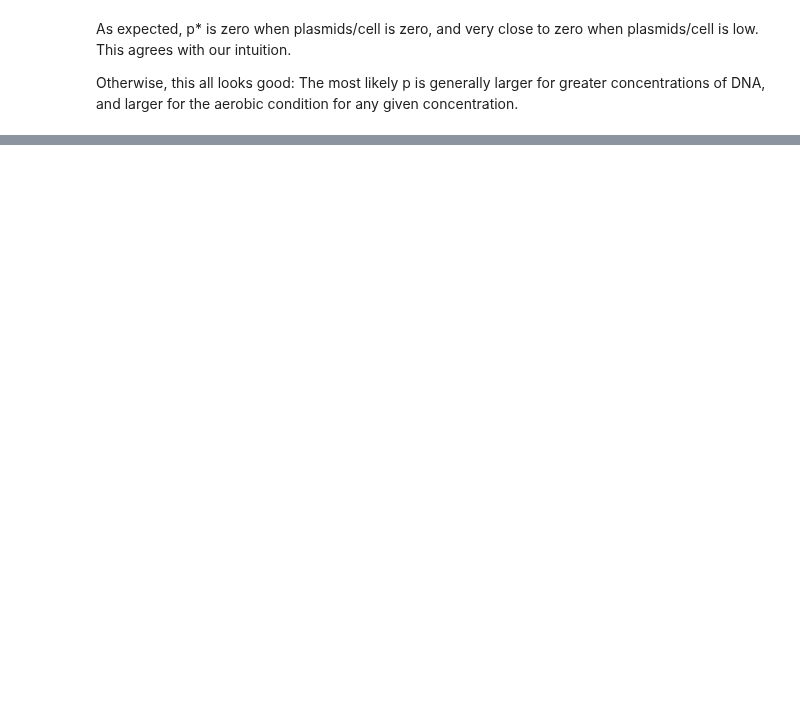
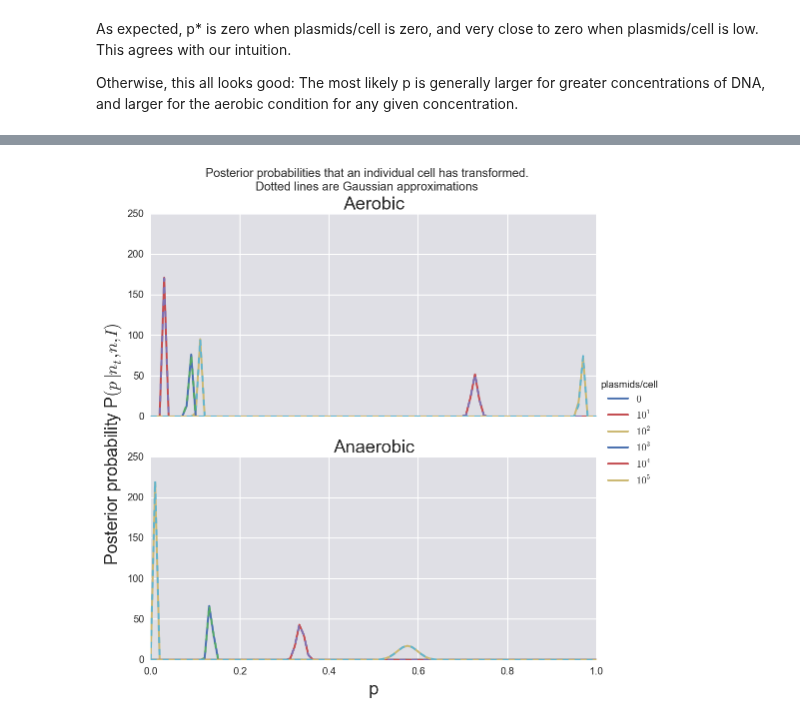
Before and after one commit to yangkky/BeBi-HW, a Jupyter notebook: hw3/group7_hw3_prob1.ipynb, the cells around one changed output, grey strips where cells are left out. Saved outputs shown, nothing was run; the diff lists cells and outputs as text; code cells hidden in the pictures; blank space fills up the shorter version.

```diff
--- a/hw3/group7_hw3_prob1.ipynb
+++ b/hw3/group7_hw3_prob1.ipynb
@@ -388,0 +463,86 @@ Otherwise, this all looks good: The most likely p is generally larger for greate
+# %%
+#Try approximating by gaussian
+
+def gaussian(p_dist, p_star, standard_deviation):
+    """
+    Returns Gaussian distribution, given a list of `p`.
+    Based on http://stackoverflow.com/questions/14873203/plotting-of-1-dimensional-gaussian-distribution-function
+    I adjusted it to take lists.
+    """
+    #list_types = [pandas.core.frame.DataFrame, pandas.core.series.Series, numpy.ndarray, list]
+
+    if (type(p_dist) == int) | (type(p_dist) == float):
+        p = p_dist
+        return np.exp(-np.power(p - p_star, 2.) / (2 * np.power(standard_deviation, 2.)))
+
+    elif (type(p_dist) == list):
+        distribution = []
+        for p in p_dist:
+            distribution.append(np.exp(-np.power(p - p_star, 2.) / (2 * np.power(standard_deviation, 2.))))
+        return distribution
+
+
+
+
+# Need to remake whole DataFrame again to get right range.
+posteriors = pd.DataFrame()
+for j in [0, 1e1, 1e2, 1e3, 1e4, 1e5]:
+    for aerobic in (True, False):
+        n_t, n = transformed_cells(df, aerobic, j)
+        p_star = n_t/n
+        variance = ((p_star**2)*((1-p_star)**2))/((n*(p_star**2))+n_t*(1-(2*p_star)))
+        if np.isnan(variance):
+            variance = 0.
+        standard_deviation = np.sqrt(variance)
+        maximum = np.exp(log_binomial_posterior(p_star, n_t, n))
+        if np.isnan(maximum):
+            maximum = 0
+
+        p_range = np.linspace(0,1,100)
+        posteriors_temp = pd.DataFrame([p_range])
+        posteriors_temp = posteriors_temp.transpose()
+        posteriors_temp.columns = ['p']
+        posteriors_temp['posterior'] = 0
+        posteriors_temp['plasmids/cell'] = j
+        if aerobic==True:
+            posteriors_temp['aerobic'] = True
+        else:
+            posteriors_temp['aerobic'] = False
+        #print(maximum*np.array(gaussian(list(p_range), p_star, standard_deviation)))
+        posteriors_temp['gaussian_approximation'] = maximum*np.array(gaussian(list(p_range), p_star, standard_deviation))
+
+        n_t, n = transformed_cells(df, aerobic, j)
+        for i, p in enumerate(posteriors_temp.p):
+#             posteriors_temp.loc[i,'n_t'] = n_t
+#             posteriors_temp.loc[i,'n'] = n
+            posteriors_temp.loc[i,'posterior'] = np.exp(log_binomial_posterior(p, n_t, n))
+        posteriors = posteriors.append(posteriors_temp, ignore_index=True)
+        #print(posteriors)
+
+# Create subplots (ax is array of axis objects)
+fig, ax = plt.subplots(nrows=2, ncols=1, figsize=(8, 8), sharex=True, sharey=True)
+
+linelist_aer = []
+for j in [0, 1e1, 1e2, 1e3, 1e4, 1e5]:
+    inds = ((posteriors['plasmids/cell']==j) & (posteriors['aerobic']==True))
+    linelist_aer += ax[0].plot(posteriors[inds]['p'],
+                 posteriors[inds]['posterior'])
+    _ = ax[0].plot(posteriors[inds]['p'],
+                 posteriors[inds]['gaussian_approximation'], linestyle='--')
+
+    inds = ((posteriors['plasmids/cell']==j) & (posteriors['aerobic']==False))
+    _ = ax[1].plot(posteriors[inds]['p'],
+                 posteriors[inds]['posterior'])
+    _ = ax[1].plot(posteriors[inds]['p'],
+                 posteriors[inds]['gaussian_approximation'], linestyle='--')
+
+
+plt.figlegend(linelist_aer, ['$0$', '$10^1$', '$10^2$', '$10^3$', '$10^4$', '$10^5$'], loc='right', title='plasmids/cell', borderaxespad=0.)
+ax[0].set_title('Aerobic')
+ax[1].set_title('Anaerobic')
+fig.suptitle('Posterior probabilities that an individual cell has transformed.\nDotted lines are Gaussian approximations', size='large')
+
+plt.xlabel('p')
+# Cannot use plt.ylabel, this only labels the bottom subplot
+fig.text(0.06, 0.5, 'Posterior probability P$(p\mid n_t, n, I)$', ha='center', va='center', rotation='vertical', size='xx-large')
+# %% [output]
@@ -388,0 +550 @@ Otherwise, this all looks good: The most likely p is generally larger for greate
+[figure, added]
```
Also changed, not shown: parts of 21 cells of this notebook.
